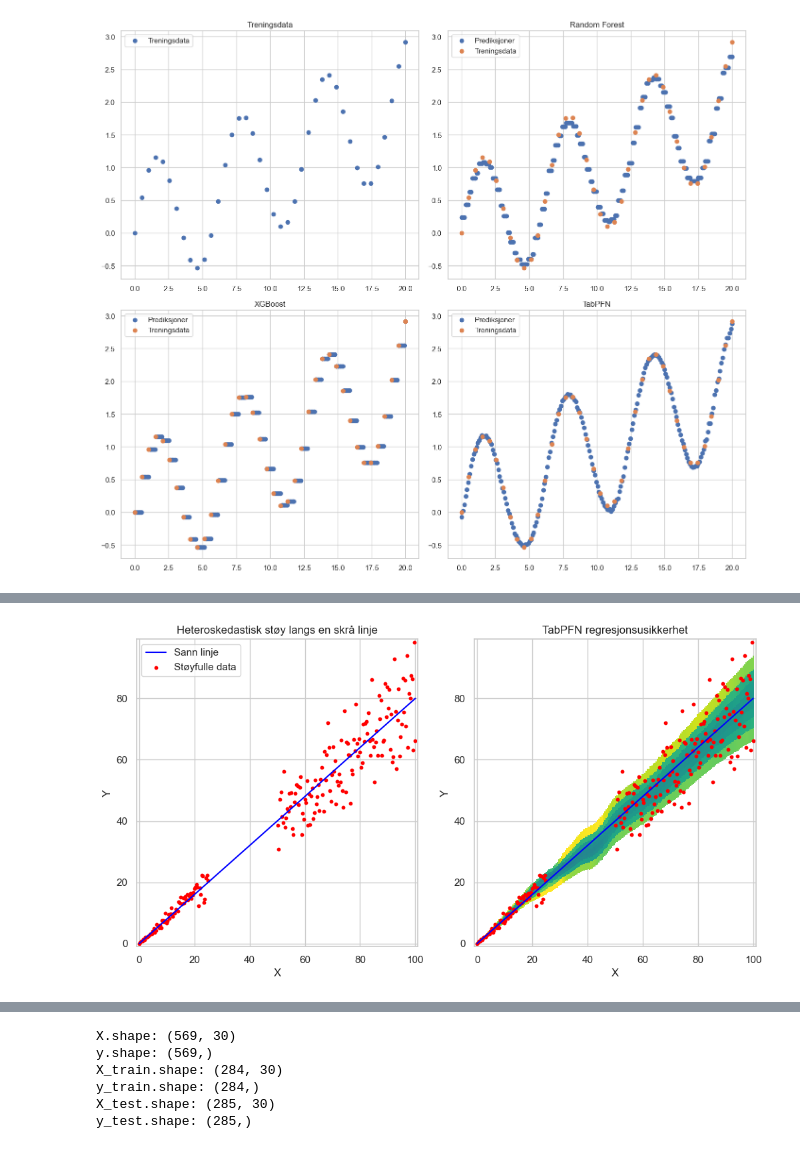
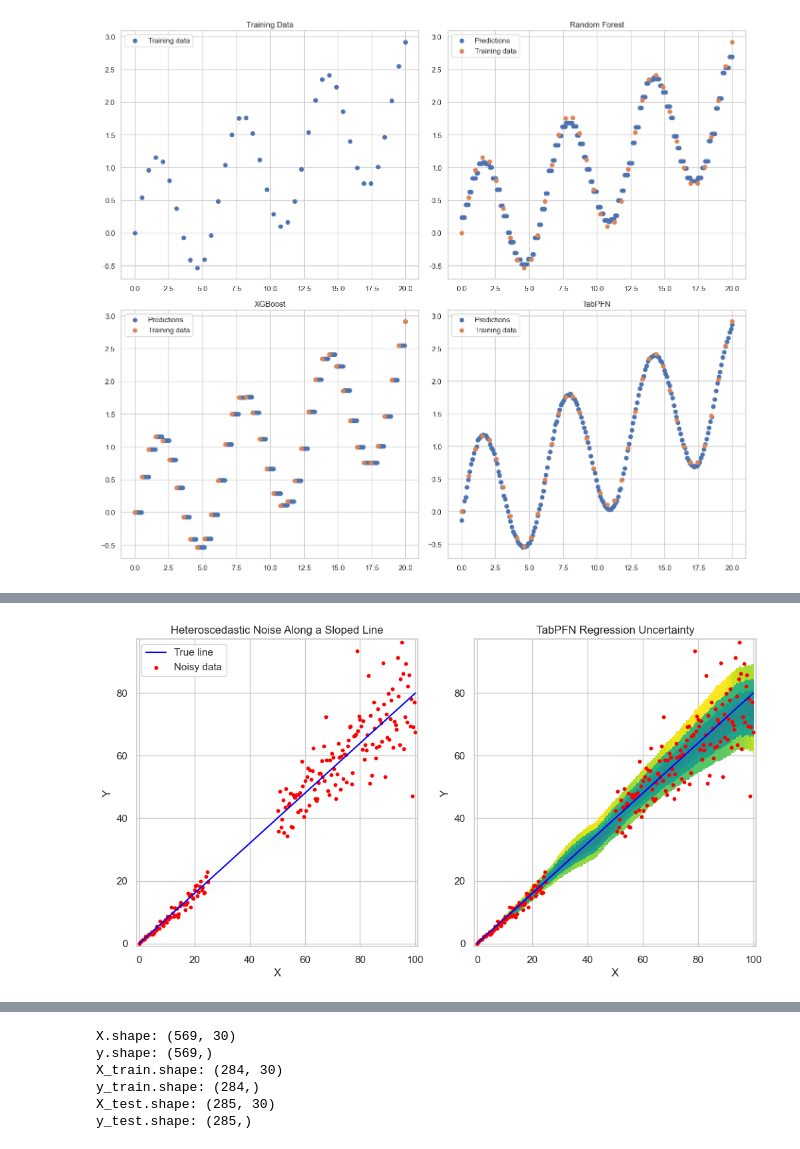
Before and after one commit to arvidl/BMED365-2026, a Jupyter notebook: Lab2-DL/notebooks/F1-TabPFN-intro.ipynb, the cells around one changed output, grey strips where cells are left out. Cells and saved outputs as stored; diff of their text form; code cells hidden in the pictures.

```diff
--- a/Lab2-DL/notebooks/F1-TabPFN-intro.ipynb
+++ b/Lab2-DL/notebooks/F1-TabPFN-intro.ipynb
@@ -1761,22 +1764,22 @@ I det følgende plotter vi usikkerheten til TabPFN for en syntetisk funksjon med
 # %%
-### Kode for å generere plottet (kan ignoreres)
+### Code to generate the plot (can be ignored)
 def plot_regression_uncertainty(ax, x, y_line, y_noisy, x_test, full_preds, color_multiplier=5):
   all_quantiles = preds[f"quantiles"]
-  y = np.array(all_quantiles) # form på y: (9, antall samples)
+  y = np.array(all_quantiles) # shape of y: (9, number of samples)
 
-  # Beregn maksimum og minimum verdier i y
+  # Calculate maximum and minimum values in y
   y_max = np.max(y, axis=0)
   y_min = np.min(y, axis=0)
 
-  # Beregn breddene på hver kvantilboks
-  quantile_bin_widths = np.diff(y, axis=0) # form på quantile_bin_widths: (8, antall samples)
+  # Calculate the widths of each quantile box
+  quantile_bin_widths = np.diff(y, axis=0) # shape of quantile_bin_widths: (8, number of samples)
 
-  # Normaliser boksbreddene for en gitt x
+  # Normalize box widths for a given x
   per_x_normalized_bin_widths = (quantile_bin_widths) / (y_max - y_min)
 
   # Plotting
   num_bins, num_data_points = per_x_normalized_bin_widths.shape[0], per_x_normalized_bin_widths.shape[1]
-  rect_width = (x_test[1] - x_test[0]).squeeze() # antar at x-spørringspunktene er jevnt fordelt
+  rect_width = (x_test[1] - x_test[0]).squeeze() # assumes x query points are evenly distributed
 
   for i in range(num_data_points):
       for j in range(num_bins):
@@ -1790,21 +1793,22 @@ def plot_regression_uncertainty(ax, x, y_line, y_noisy, x_test, full_preds, colo
                 )
           ax.add_patch(rect)
 
-  # Sett grenser og etiketter
-  ax.plot(x, y_line, label='Sann linje', color='blue')
+  # Set limits and labels
+  ax.plot(x, y_line, label='True line', color='blue')
   ax.set_xlim(min(x_test) - 1, max(x_test) + 1)
   ax.set_ylim(np.min(y_noisy) - 1, np.max(y_noisy) + 1)
   ax.set_xlabel('X')
   ax.set_ylabel('Y')
 
-  # ax.plot(x, y, label='Sann linje', color='blue')
-  ax.scatter(x, y_noisy, label='Støyfulle data', color='red', s=10)
+  # ax.plot(x, y, label='True line', color='blue')
+  ax.scatter(x, y_noisy, label='Noisy data', color='red', s=10)
 
-  plt.title('TabPFN regresjonsusikkerhet')
+  plt.title('TabPFN Regression Uncertainty')
   plt.show()
 
-# Generer data
-def generate_line_with_heteroscedastic_noise(m=0.8, num_points=200, x_start=0, x_end=100, noise_factor=0.1):
+# Generate data
+def generate_line_with_heteroscedastic_noise(m=0.8, num_points=200, x_start=0, x_end=100, noise_factor=0.1, seed=42):
+    np.random.seed(seed)
     x = np.linspace(x_start, x_end, num_points)
     noise = np.random.randn(num_points)
     y = m * x
@@ -1828,19 +1832,19 @@ preds = reg.predict(x_test, output_type="full")
 # %%
 fig = plt.figure(figsize=(12,6))
 
-# Plott de originale dataene
+# Plot the original data
 ax = fig.add_subplot(121)
-ax.plot(x, y_line, label='Sann linje', color='blue')
-ax.scatter(x, y_noisy, label='Støyfulle data', color='red', s=10)
+ax.plot(x, y_line, label='True line', color='blue')
+ax.scatter(x, y_noisy, label='Noisy data', color='red', s=10)
 ax.set_xlabel('X')
 ax.set_ylabel('Y')
 ax.set_xlim(min(x) - 1, max(x) + 1)
 ax.set_ylim(np.min(y_noisy) - 1, np.max(y_noisy) + 1)
-ax.set_title('Heteroskedastisk støy langs en skrå linje')
+ax.set_title('Heteroscedastic Noise Along a Sloped Line')
 ax.legend()
 
-# plott usikkerhetsestimatene fra TabPFN
+# Plot the uncertainty estimates from TabPFN
 ax = fig.add_subplot(122)
 plot_regression_uncertainty(ax, x, y_line, y_noisy, x_test, preds, color_multiplier=5)
 # %% [output]
-[figure, old version]
+[figure, new version]
```
Also changed, not shown: parts of 86 cells of this notebook.
